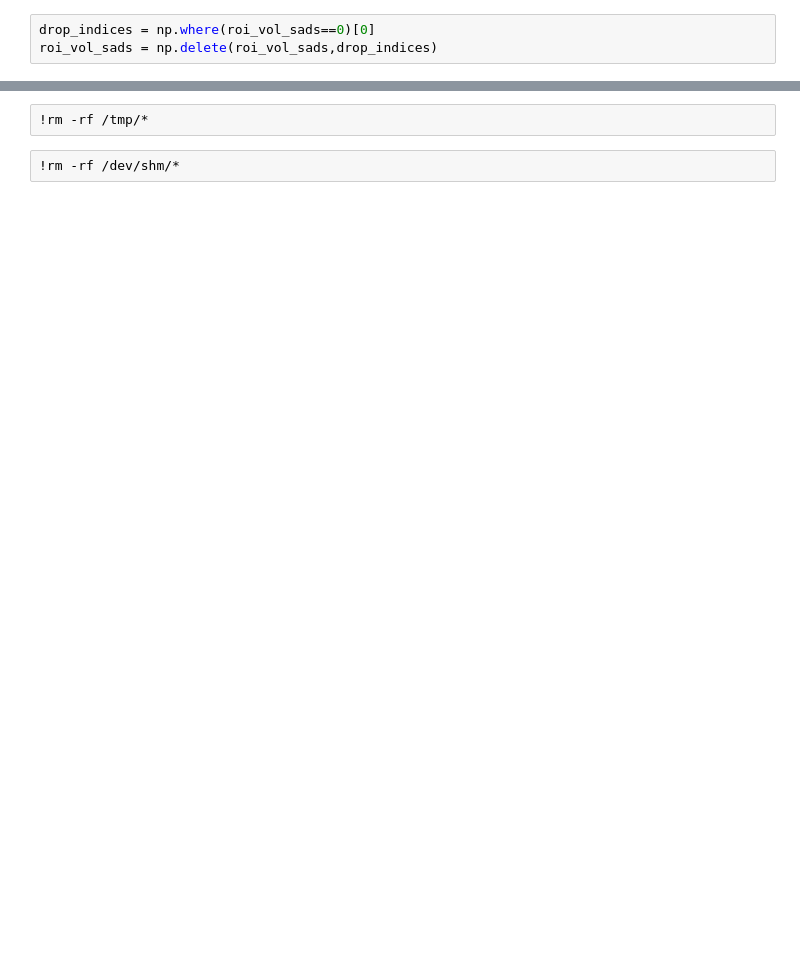
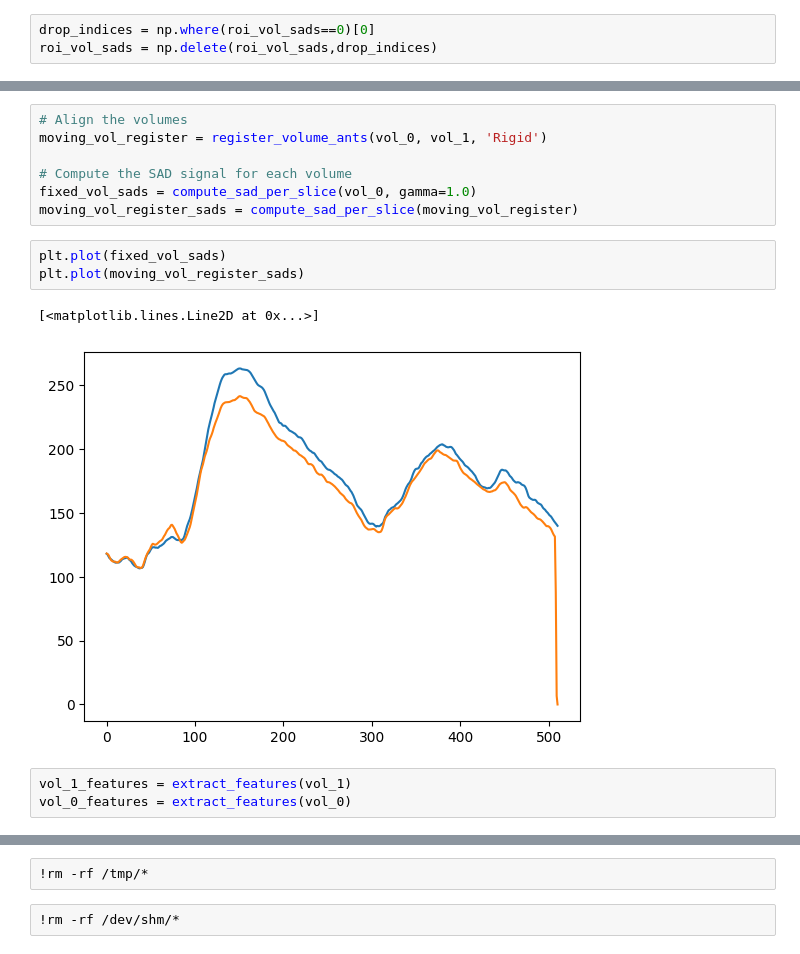
Before and after one commit to dominusoctane/atd, a Jupyter notebook: Untitled.ipynb, the cells around one changed output, grey strips where cells are left out. Cells and saved outputs as stored; diff of their text form; blank space fills up the shorter version.

```diff
--- a/Untitled.ipynb
+++ b/Untitled.ipynb
@@ -540,0 +1102,16 @@ print(bell_region)
+# %%
+# Align the volumes
+moving_vol_register = register_volume_ants(vol_0, vol_1, 'Rigid')
+
+# Compute the SAD signal for each volume
+fixed_vol_sads = compute_sad_per_slice(vol_0, gamma=1.0)
+moving_vol_register_sads = compute_sad_per_slice(moving_vol_register)
+# %%
+plt.plot(fixed_vol_sads)
+plt.plot(moving_vol_register_sads)
+# %% [output]
+[<matplotlib.lines.Line2D at 0x...>]
+[figure, added]
+# %%
+vol_1_features = extract_features(vol_1)
+vol_0_features = extract_features(vol_0)
```
Also changed, not shown: parts of 27 cells of this notebook.
